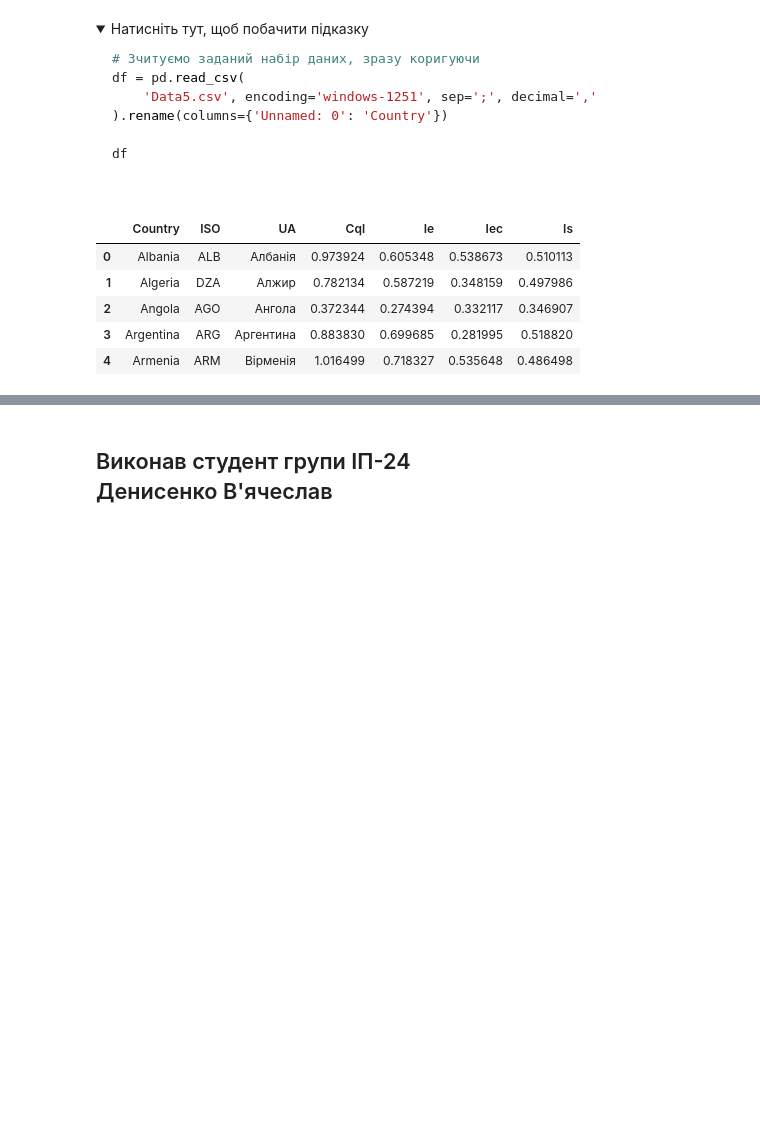
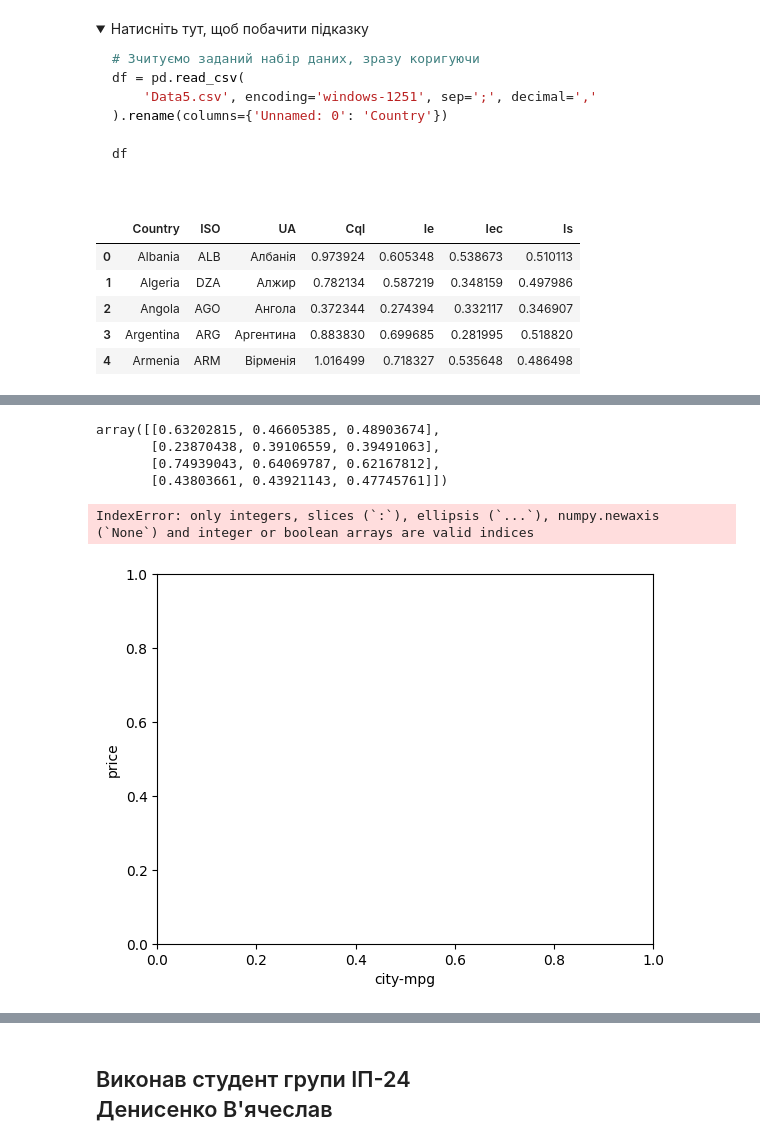
Before and after one commit to slavikDe/data_analise_labs, a Jupyter notebook: py5/DA_6_1.ipynb, the cells around one changed output, grey strips where cells are left out. Drawn from its saved outputs; the diff is of its cells as text; code cells hidden in the pictures; folded sections open; blank space fills up the shorter version.

```diff
--- a/py5/DA_6_1.ipynb
+++ b/py5/DA_6_1.ipynb
@@ -468,0 +536,11 @@ df.head()
+# %%
+sustainable_development_array = np.array([np.array(vec) for vec in df['sustainable_development_vector']])
+
+kmeans1 = KMeans(
+    init='random',
+    n_clusters=4,
+    n_init=10,
+    max_iter=300
+)
+
+kmeans1.fit_transform(sustainable_development_array)
@@ -468,0 +565,15 @@ df.head()
+# %%
+kmeans1.cluster_centers_
+# %% [output]
+array([[0.63202815, 0.46605385, 0.48903674],
+       [0.23870438, 0.39106559, 0.39491063],
+       [0.74939043, 0.64069787, 0.62167812],
+       [0.43803661, 0.43921143, 0.47745761]])
+# %%
+plt.xlabel('city-mpg')
+plt.ylabel('price')
+plt.scatter(sustainable_development_array['sustainable_development_vector'], df[['Country']], c=kmeans1.labels_)
+plt.show()
+# %% [output]
+IndexError: only integers, slices (`:`), ellipsis (`...`), numpy.newaxis (`None`) and integer or boolean arrays are valid indices
+[figure, added]
```
Also changed, not shown: parts of 20 cells of this notebook.
